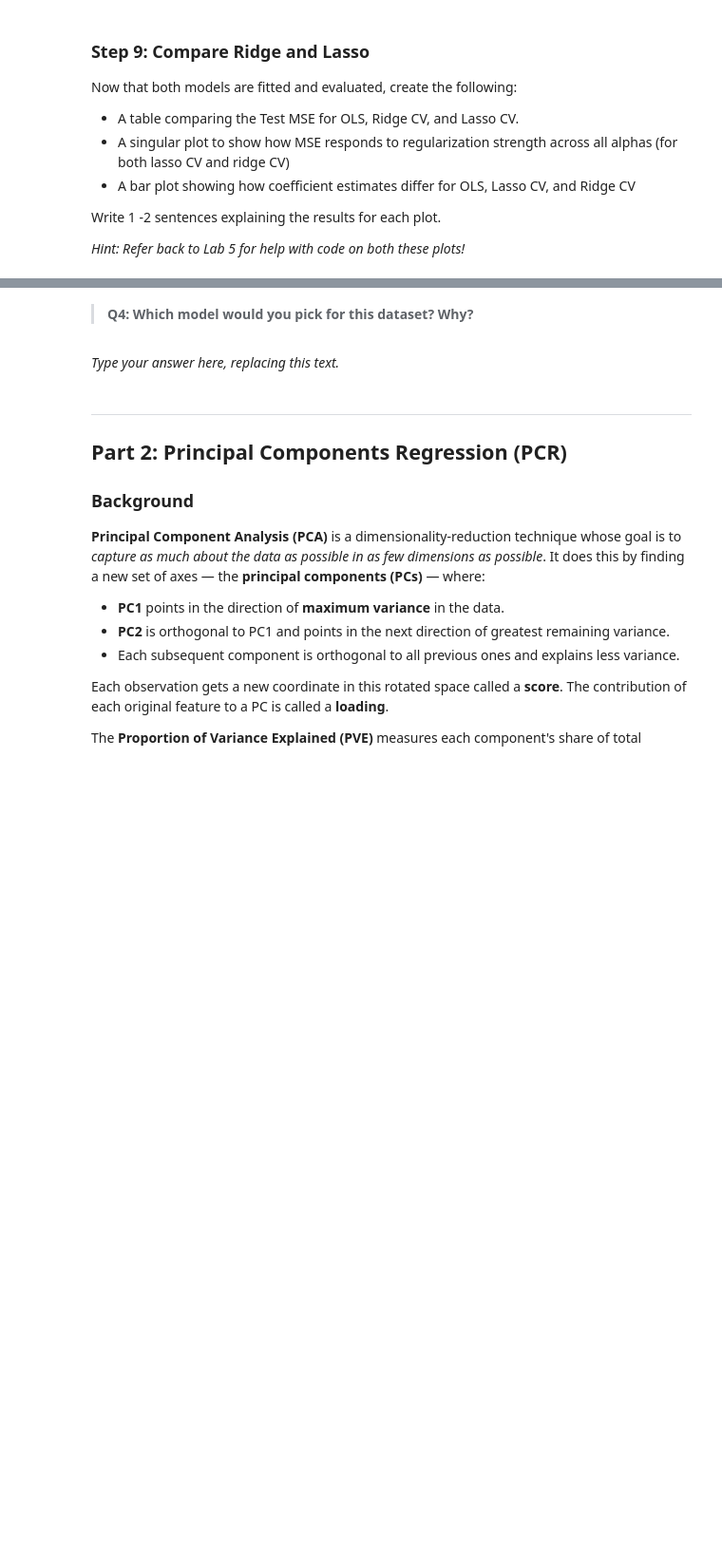
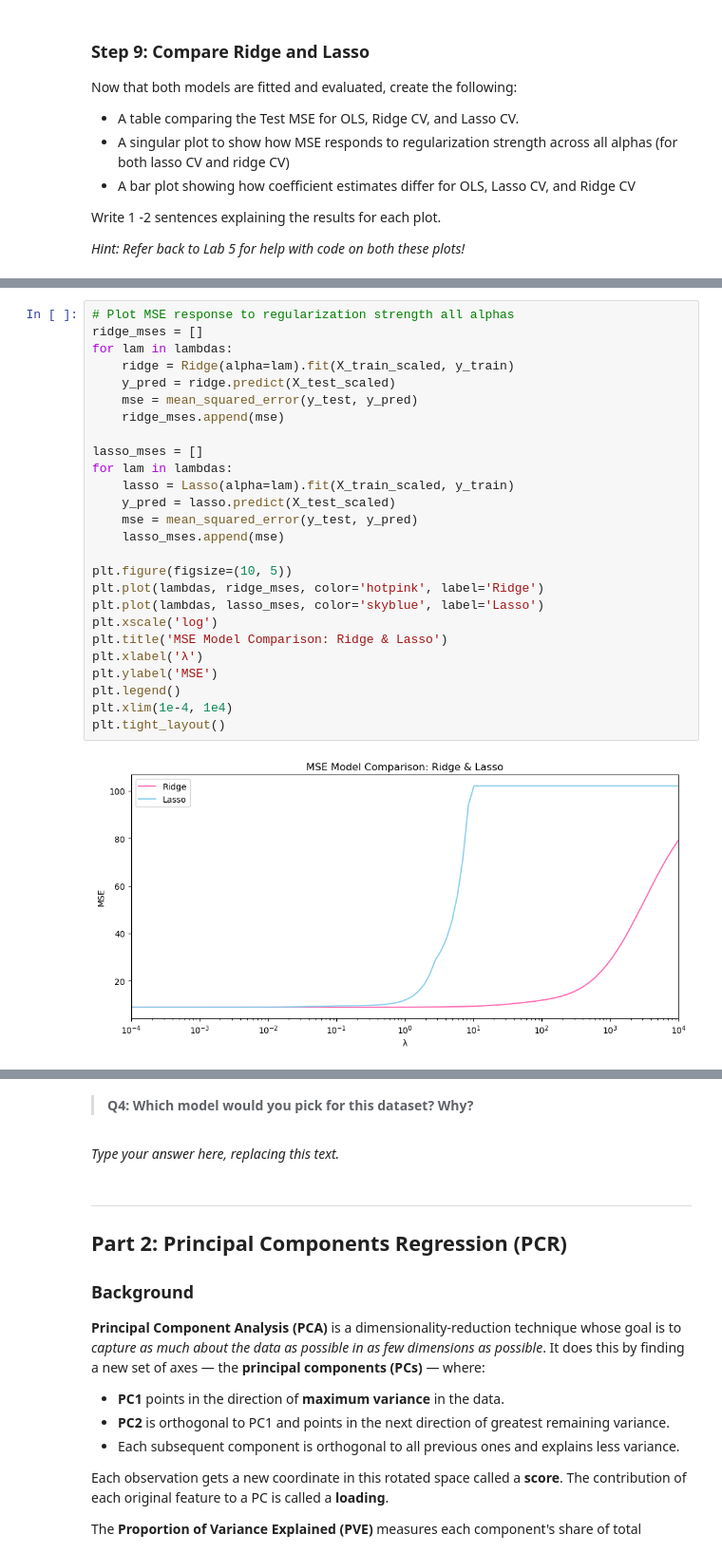
Before and after one commit to kaimorquecho/assignment-3, a Jupyter notebook: task1/hw3-task1.ipynb, the cells around one changed output, grey strips where cells are left out. Shown at 95% size. Drawn from its saved outputs; the diff is of its cells as text; blank space fills up the shorter version.

```diff
--- a/task1/hw3-task1.ipynb
+++ b/task1/hw3-task1.ipynb
@@ -243,0 +315,28 @@ Write 1 -2 sentences explaining the results for each plot.
+# %%
+# Plot MSE response to regularization strength all alphas
+ridge_mses = []
+for lam in lambdas:
+    ridge = Ridge(alpha=lam).fit(X_train_scaled, y_train)
+    y_pred = ridge.predict(X_test_scaled)
+    mse = mean_squared_error(y_test, y_pred)
+    ridge_mses.append(mse)
+
+lasso_mses = []
+for lam in lambdas:
+    lasso = Lasso(alpha=lam).fit(X_train_scaled, y_train)
+    y_pred = lasso.predict(X_test_scaled)
+    mse = mean_squared_error(y_test, y_pred)
+    lasso_mses.append(mse)
+
+plt.figure(figsize=(10, 5))
+plt.plot(lambdas, ridge_mses, color='hotpink', label='Ridge')
+plt.plot(lambdas, lasso_mses, color='skyblue', label='Lasso')
+plt.xscale('log')
+plt.title('MSE Model Comparison: Ridge & Lasso')
+plt.xlabel('λ')
+plt.ylabel('MSE')
+plt.legend()
+plt.xlim(1e-4, 1e4)
+plt.tight_layout()
+# %% [output]
+[figure, added]
```
Also changed, not shown: parts of 13 cells of this notebook.
